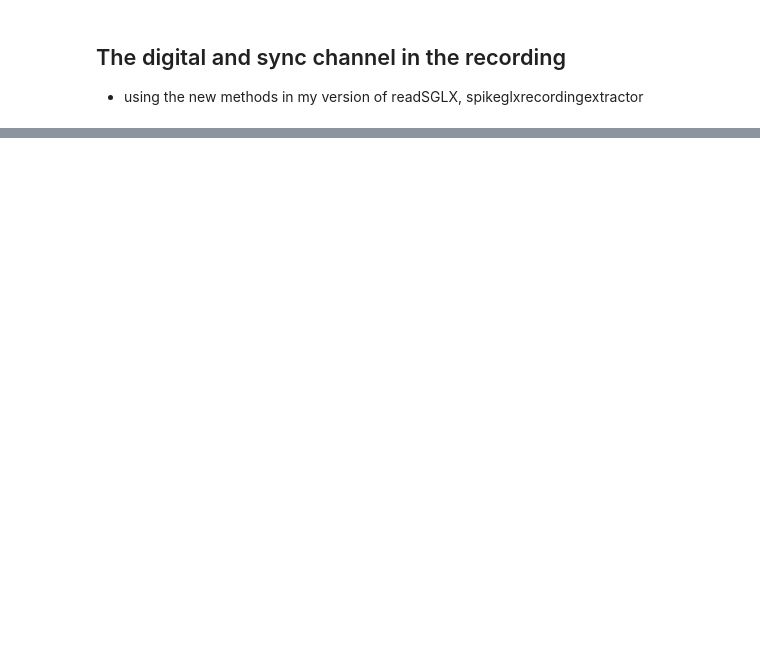
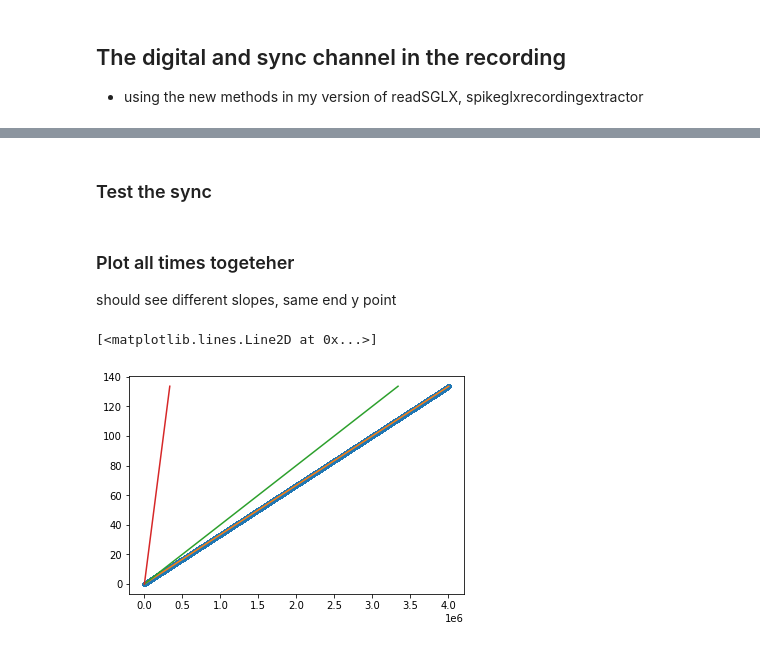
Before and after one commit to zekearneodo/ceciestunepipe, a Jupyter notebook: sglx_pipe.ipynb, the cells around one changed output, grey strips where cells are left out. Drawn from its saved outputs; the diff is of its cells as text; code cells hidden in the pictures; blank space fills up the shorter version.

Commit message:
fixed setup.py, added time syncronization

```diff
--- a/sglx_pipe.ipynb
+++ b/sglx_pipe.ipynb
@@ -136,0 +170,13 @@ plt.plot(*ap_syn_ttl, '*')
+# %% [markdown]
+### Test the sync
+# %% [markdown]
+### Plot all times togeteher
+should see different slopes, same end y point
+# %%
+plt.plot(run_recordings['ap_0']._t_0, '.')
+plt.plot(run_recordings['ap_0']._t_prime)
+plt.plot(run_recordings['nidq']._t_prime)
+plt.plot(run_recordings['lf_0']._t_prime)
+# %% [output]
+[<matplotlib.lines.Line2D at 0x...>]
+[figure, added]
```
Also changed, not shown: parts of 13 cells of this notebook, 3 other files.
